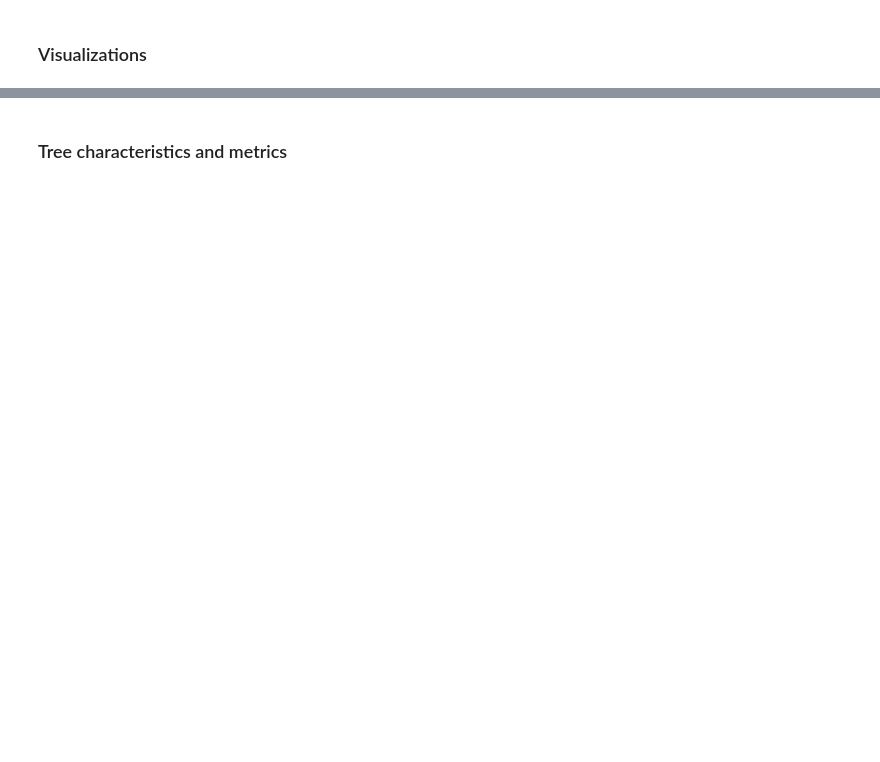
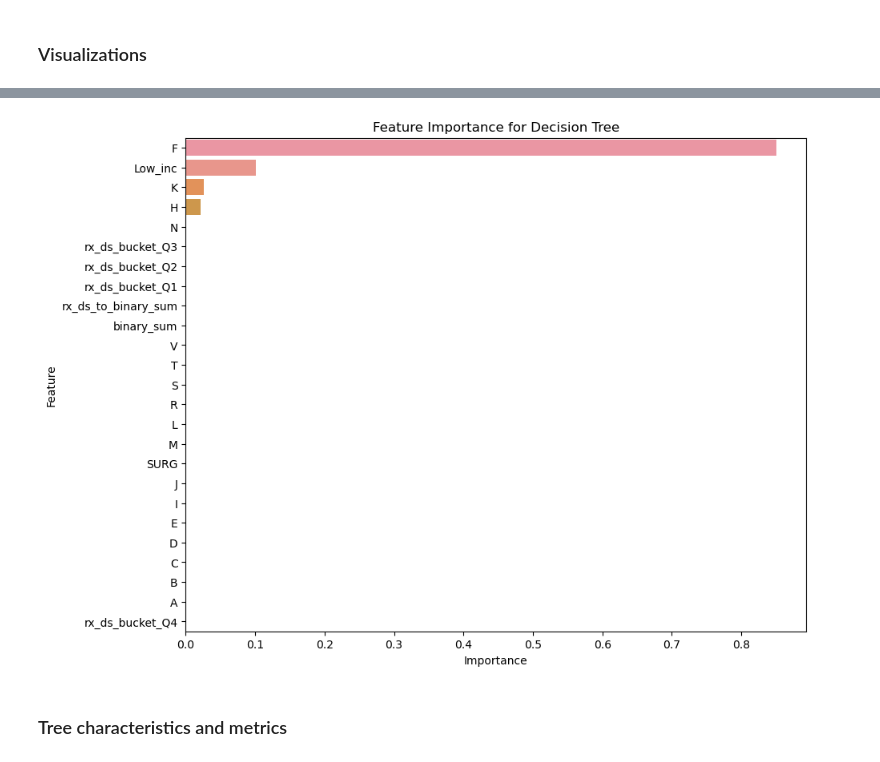
Before and after one commit to phidesigner/wandb_demo, a Jupyter notebook: 06_opiod_wandb_tree.ipynb, the cells around one changed output, grey strips where cells are left out. Drawn from its saved outputs; the diff is of its cells as text; code cells hidden in the pictures; blank space fills up the shorter version.

```diff
--- a/06_opiod_wandb_tree.ipynb
+++ b/06_opiod_wandb_tree.ipynb
@@ -101,14 +103,3 @@ def calculate_tree_metrics(model, X_test, y_test):
 # %%
 # New wandb project and run
 run = wandb.init(project='wandb-sklearn-tree', name="classifier_decision_tree")
-
-tree_params = {
-    'criterion': 'gini',
-    'splitter': 'best',
-    'max_depth': None,
-    'min_samples_split': 2,
-    'min_samples_leaf': 1,
-    'random_state': 42
-}
-
-wandb.config = tree_params
@@ -127,6 +204,15 @@ plt.show()
 # %%
 # Show Feature Importances
-feature_importances = pd.DataFrame({'Feature': X.columns, 'Importance': tree_model.feature_importances_})
-feature_importances.sort_values(by='Importance', ascending=False)
+feature_importance = pd.DataFrame({'Feature': X.columns, 'Importance': tree_model.feature_importances_}).sort_values(by='Importance', ascending=False)
+
+# Plot feature importance
+plt.figure(figsize=(10, 8))
+sns.barplot(x='Importance', y='Feature', data=feature_importance)
+plt.title('Feature Importance for Decision Tree')
+plt.xlabel('Importance')
+plt.ylabel('Feature')
+plt.show()
+# %% [output]
+[figure, added]
 # %% [markdown]
 ### Tree characteristics and metrics
```
Also changed, not shown: parts of 15 cells of this notebook, 5 other files.
